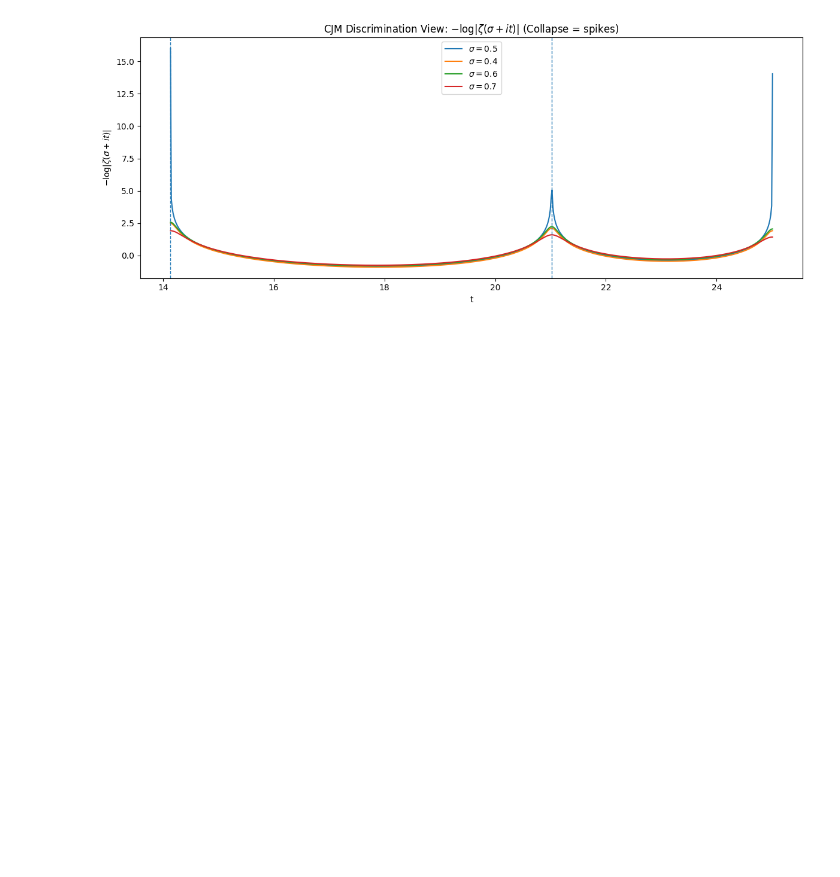
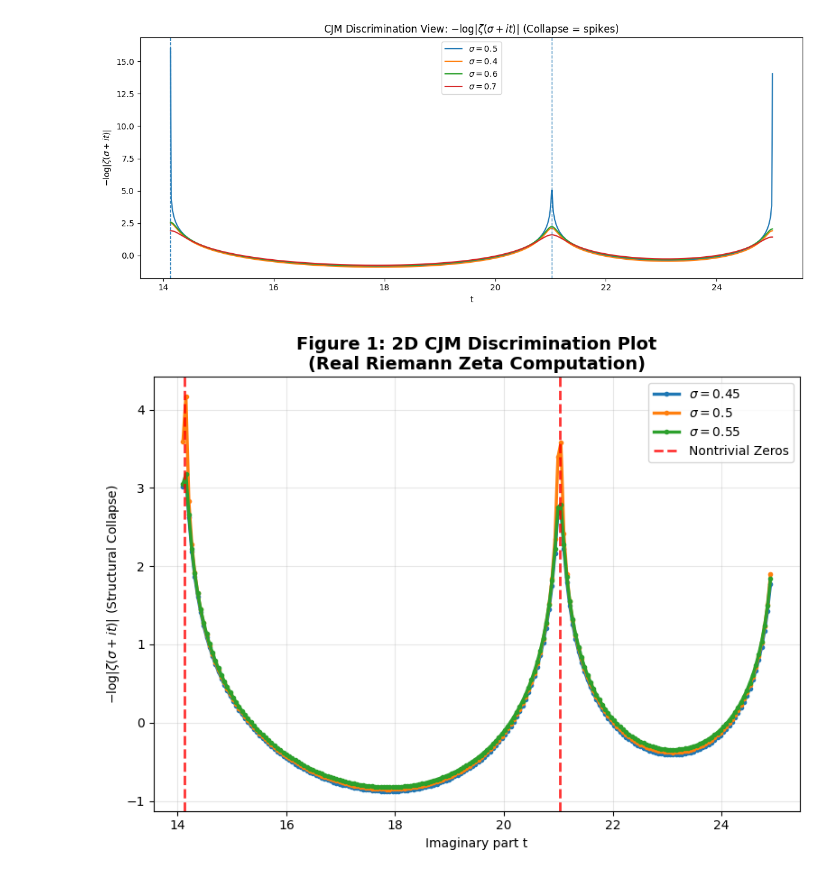
Before and after one commit to keunsooyoon/Algorithms, a Jupyter notebook: On_Structural_Criticality.ipynb, the cells around one changed output. Drawn from its saved outputs; the diff is of its cells as text; code cells hidden in the pictures; blank space fills up the shorter version.

```diff
--- a/On_Structural_Criticality.ipynb
+++ b/On_Structural_Criticality.ipynb
@@ -172,3 +172,37 @@ plt.show()
 # %% [output]
 [figure]
 [figure]
+# %%
+import numpy as np
+import matplotlib.pyplot as plt
+from mpmath import zeta, mp
+mp.dps = 25  # High precision for nontrivial zero neighborhood computation
+
+# Experimental window: vicinity of first two nontrivial zeros (t ∈ [14.1, 24.9])
+t_vals = np.linspace(14.1, 24.9, 200)
+
+# Critical line and off-critical σ values for CJM discrimination
+sigmas = [0.45, 0.5, 0.55]  # σ=1/2 (critical line), ± deviations
+
+# Real Riemann zeta function ζ(σ+it) computation and structural collapse metric
+plt.figure(figsize=(8, 6))
+for sigma in sigmas:
+    # Complex points s = σ + it
+    s_vals = [mp.mpc(sigma, t) for t in t_vals]
+    # Zeta magnitude |ζ(s)|
+    magnitudes = np.array([float(abs(zeta(s))) for s in s_vals])
+    # Safeguard against log divergence near zeros
+    data = -np.log(np.maximum(magnitudes, 1e-40))  # Structural collapse metric: -log|ζ|
+    plt.plot(t_vals, data, 'o-', label=f'$\sigma={sigma}$', linewidth=2.5, markersize=3)
+
+# Known nontrivial zero locations (validation reference)
+plt.axvline(14.134725, ls='--', color='red', linewidth=2, alpha=0.8, label='Nontrivial Zeros')
+plt.axvline(21.022040, ls='--', color='red', linewidth=2, alpha=0.8)
+
+plt.title('Figure 1: 2D CJM Discrimination Plot\n(Real Riemann Zeta Computation)', fontsize=14, fontweight='bold')
+plt.xlabel('Imaginary part t'); plt.ylabel('$-\log|\zeta(\sigma+it)|$ (Structural Collapse)')
+plt.legend(); plt.grid(alpha=0.3)
+plt.tight_layout()
+plt.show()
+# %% [output]
+[figure, added]
```
Also changed, not shown: parts of 1 cell of this notebook.
